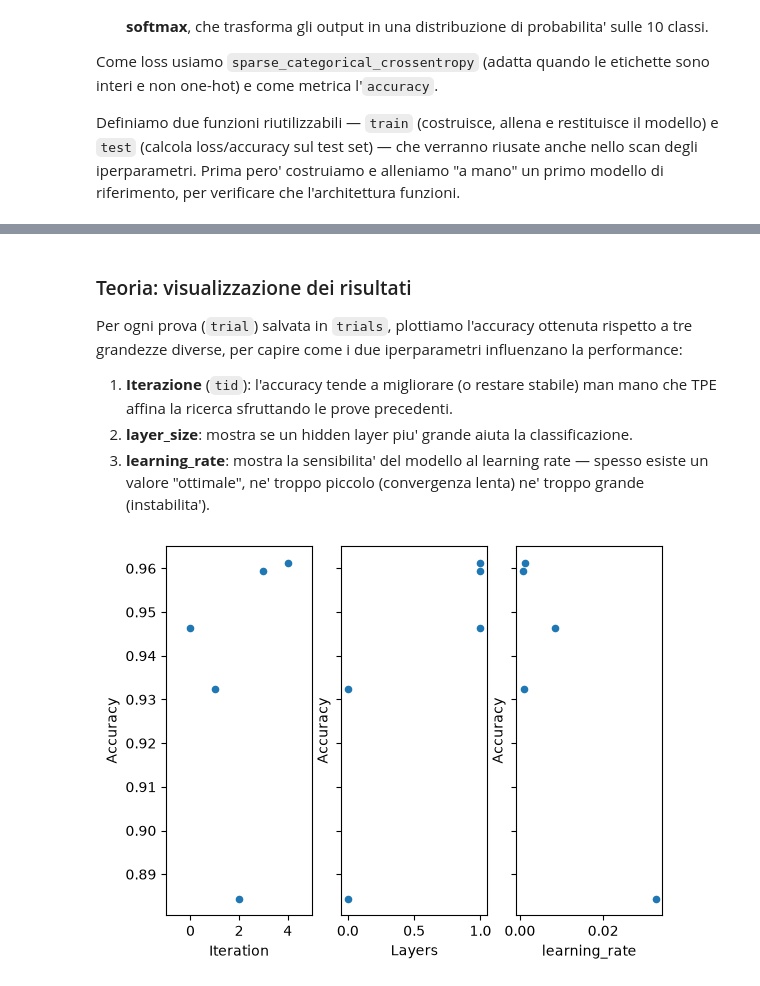
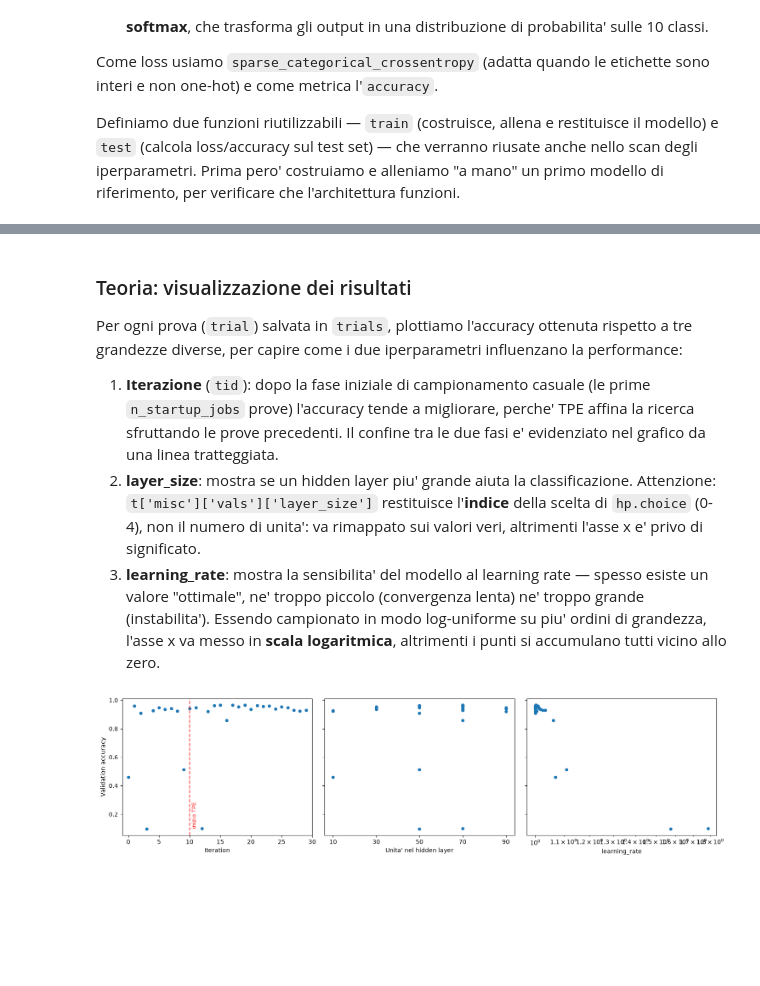
Before and after one commit to alivergani/Deep-Learning, a Jupyter notebook: FirstSteps/esercizio_5.ipynb, the cells around one changed output, grey strips where cells are left out. Cells and saved outputs as stored; diff of their text form; code cells hidden in the pictures; blank space fills up the shorter version.

Commit message:
cambiamenti e training + analisi numeri rete

```diff
--- a/FirstSteps/esercizio_5.ipynb
+++ b/FirstSteps/esercizio_5.ipynb
@@ -290,31 +606,36 @@ Epoch 1/5
 
 Per ogni prova (`trial`) salvata in `trials`, plottiamo l'accuracy ottenuta rispetto a tre grandezze diverse, per capire come i due iperparametri influenzano la performance:
 
-1. **Iterazione** (`tid`): l'accuracy tende a migliorare (o restare stabile) man mano che TPE affina la ricerca sfruttando le prove precedenti.
-2. **layer_size**: mostra se un hidden layer piu' grande aiuta la classificazione.
-3. **learning_rate**: mostra la sensibilita' del modello al learning rate — spesso esiste un valore "ottimale", ne' troppo piccolo (convergenza lenta) ne' troppo grande (instabilita').
+1. **Iterazione** (`tid`): dopo la fase iniziale di campionamento casuale (le prime `n_startup_jobs` prove) l'accuracy tende a migliorare, perche' TPE affina la ricerca sfruttando le prove precedenti. Il confine tra le due fasi e' evidenziato nel grafico da una linea tratteggiata.
+2. **layer_size**: mostra se un hidden layer piu' grande aiuta la classificazione. Attenzione: `t['misc']['vals']['layer_size']` restituisce l'**indice** della scelta di `hp.choice` (0-4), non il numero di unita': va rimappato sui valori veri, altrimenti l'asse x e' privo di significato.
+3. **learning_rate**: mostra la sensibilita' del modello al learning rate — spesso esiste un valore "ottimale", ne' troppo piccolo (convergenza lenta) ne' troppo grande (instabilita'). Essendo campionato in modo log-uniforme su piu' ordini di grandezza, l'asse x va messo in **scala logaritmica**, altrimenti i punti si accumulano tutti vicino allo zero.
 # %%
 # Punto 3: Plot dell'accuracy rispetto a iterazione, layer_size e learning_rate per ogni trial
-_, (ax1, ax2, ax3) = plt.subplots(1, 3, sharey=True)
+_, (ax1, ax2, ax3) = plt.subplots(1, 3, sharey=True, figsize=(15, 4))
+
+ys = [-t['result']['loss'] for t in trials.trials]  # accuracy di validazione di ogni prova
 
 xs = [t['tid'] for t in trials.trials]
-ys = [-t['result']['loss'] for t in trials.trials]
 ax1.set_xlim(xs[0]-1, xs[-1]+1)
 ax1.scatter(xs, ys, s=20)
+ax1.axvline(10, color='red', linestyle='--', alpha=0.7)  # fine della fase random (n_startup_jobs)
+ax1.text(10.3, min(ys), 'inizio TPE', color='red', fontsize=9, rotation=90, va='bottom')
 ax1.set_xlabel('Iteration')
-ax1.set_ylabel('Accuracy')
+ax1.set_ylabel('Validation accuracy')  # etichetta solo sul primo pannello: l'asse y e' condiviso
 
-xs = [t['misc']['vals']['layer_size'] for t in trials.trials]
-ys = [-t['result']['loss'] for t in trials.trials]
+# hp.choice restituisce l'indice della scelta: lo rimappiamo sul numero di unita' reale
+layer_sizes = np.arange(10, 100, 20)
+xs = [layer_sizes[t['misc']['vals']['layer_size'][0]] for t in trials.trials]
 ax2.scatter(xs, ys, s=20)
-ax2.set_xlabel('Layers')
-ax2.set_ylabel('Accuracy')
+ax2.set_xticks(layer_sizes)
+ax2.set_xlabel('Unita\' nel hidden layer')  # la rete ha un solo hidden layer: variamo le unita', non i layer
 
-xs = [t['misc']['vals']['learning_rate'] for t in trials.trials]
-ys = [-t['result']['loss'] for t in trials.trials]
+xs = [np.exp(t['misc']['vals']['learning_rate'][0]) for t in trials.trials]  # loguniform: il valore campionato e' il logaritmo
 ax3.scatter(xs, ys, s=20)
+ax3.set_xscale('log')  # il learning rate copre piu' ordini di grandezza
 ax3.set_xlabel('learning_rate')
-ax3.set_ylabel('Accuracy')
+
+plt.tight_layout()
 plt.show()
 # %% [output]
-[figure, old version]
+[figure, new version]
```
Also changed, not shown: parts of 20 cells of this notebook, 21 other files.
